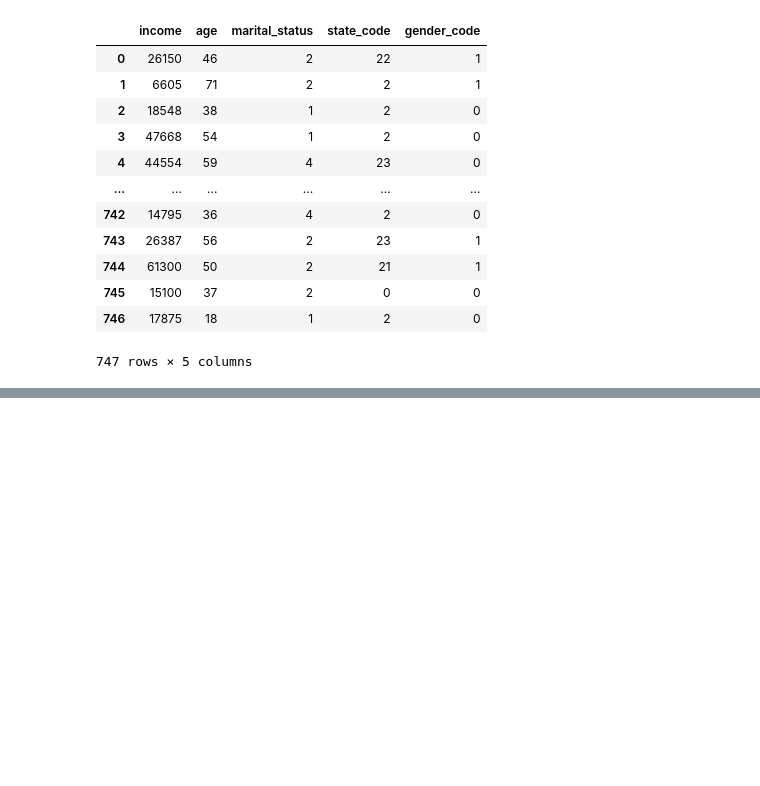
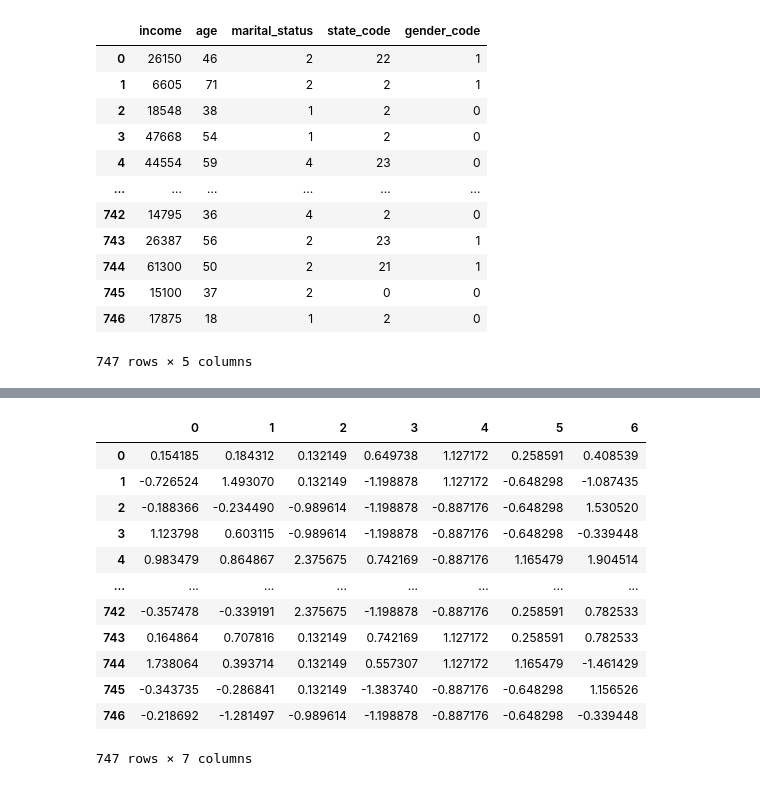
Before and after one commit to elslb/LH_mini_project_3, a Jupyter notebook: mini_project_3.ipynb, the cells around one changed output, grey strips where cells are left out. Saved outputs shown, nothing was run; the diff lists cells and outputs as text; code cells hidden in the pictures; blank space fills up the shorter version.

```diff
--- a/mini_project_3.ipynb
+++ b/mini_project_3.ipynb
@@ -111,0 +222,16 @@ cust1
+# %%
+df_z
+# %% [output]
+|  | 0 | 1 | 2 | 3 | 4 | 5 | 6 |
+| 0 | 0.154185 | 0.184312 | 0.132149 | 0.649738 | 1.127172 | 0.258591 | 0.408539 |
+| 1 | -0.726524 | 1.493070 | 0.132149 | -1.198878 | 1.127172 | -0.648298 | -1.087435 |
+| 2 | -0.188366 | -0.234490 | -0.989614 | -1.198878 | -0.887176 | -0.648298 | 1.530520 |
+| 3 | 1.123798 | 0.603115 | -0.989614 | -1.198878 | -0.887176 | -0.648298 | -0.339448 |
+| 4 | 0.983479 | 0.864867 | 2.375675 | 0.742169 | -0.887176 | 1.165479 | 1.904514 |
+| ... | ... | ... | ... | ... | ... | ... | ... |
+| 742 | -0.357478 | -0.339191 | 2.375675 | -1.198878 | -0.887176 | 0.258591 | 0.782533 |
+| 743 | 0.164864 | 0.707816 | 0.132149 | 0.742169 | 1.127172 | 0.258591 | 0.782533 |
+| 744 | 1.738064 | 0.393714 | 0.132149 | 0.557307 | 1.127172 | 1.165479 | -1.461429 |
+| 745 | -0.343735 | -0.286841 | 0.132149 | -1.383740 | -0.887176 | -0.648298 | 1.156526 |
+| 746 | -0.218692 | -1.281497 | -0.989614 | -1.198878 | -0.887176 | -0.648298 | -0.339448 |
+747 rows × 7 columns
```
Also changed, not shown: parts of 22 cells of this notebook.
